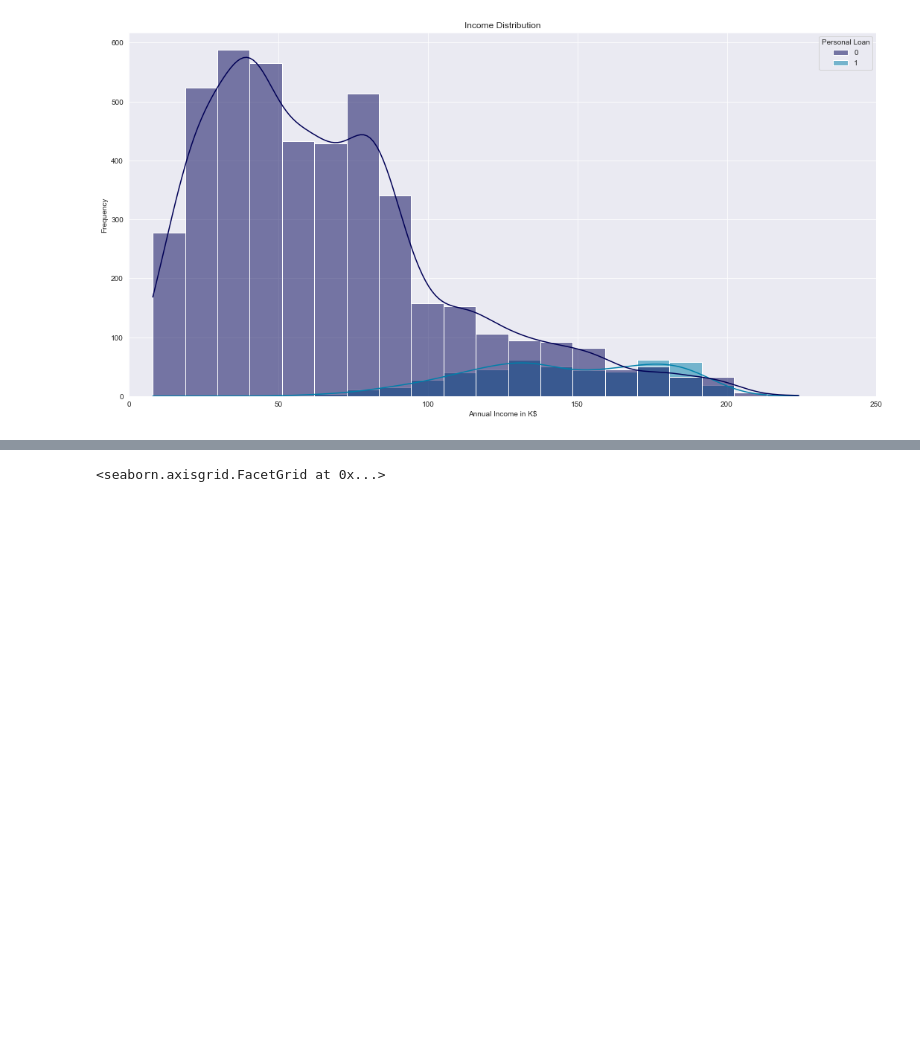
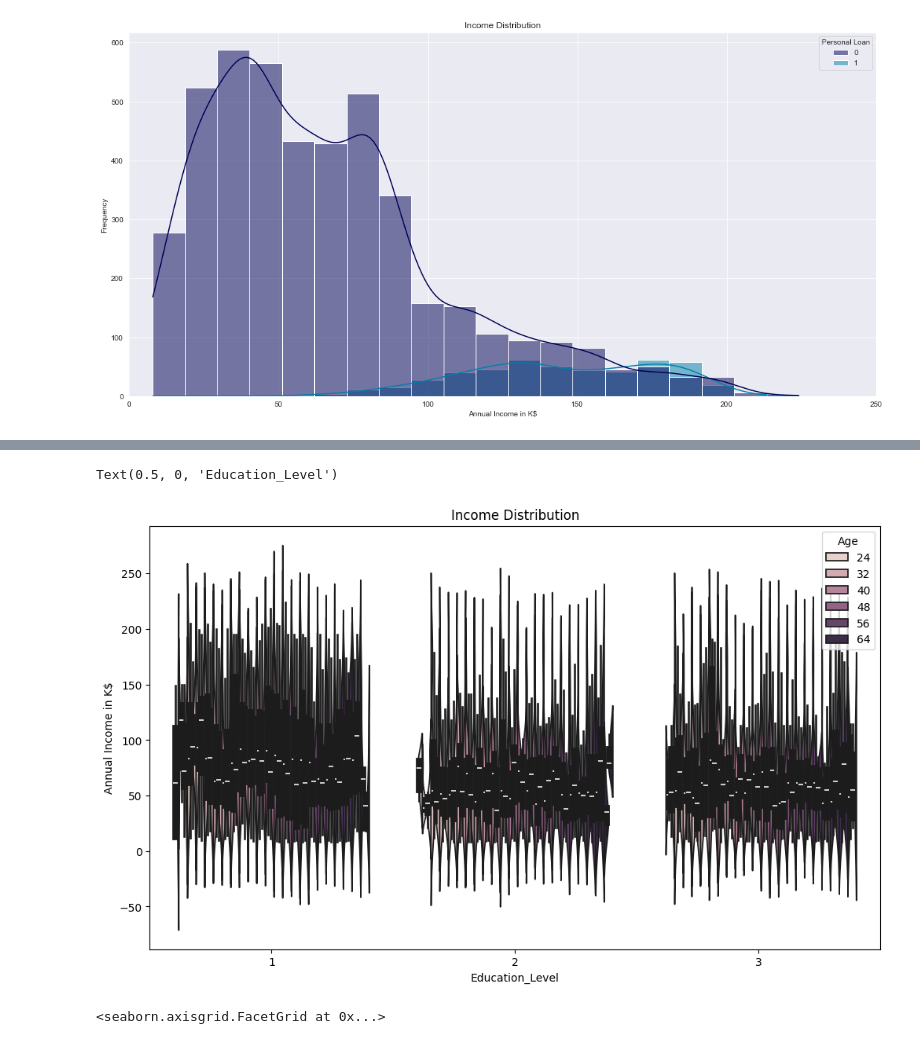
Before and after one commit to Rajesh2015/python-for-datascience, a Jupyter notebook: bank loan and ipl.ipynb, the cells around one changed output, grey strips where cells are left out. Saved outputs shown, nothing was run; the diff lists cells and outputs as text; code cells hidden in the pictures; blank space fills up the shorter version.

```diff
--- a/bank loan and ipl.ipynb
+++ b/bank loan and ipl.ipynb
@@ -137,3 +144,13 @@ Text(0.5, 0, 'Education_Level')
+# %%
+plt.figure(figsize=(12,7))
+sns.violinplot(data=bank_df, x='Edu_level',y='Income', orient ='v',split=True,hue='Age')
+plt.title('Income Distribution')
+#plt.xlim(0,250)
+plt.ylabel('Annual Income in K$')
+plt.xlabel('Education_Level')
+# %% [output]
+Text(0.5, 0, 'Education_Level')
+[figure, added]
 # %%
 #plt.figure(figsize=(18,18))
 g=sns.FacetGrid(bank_df,col='Edu_level', row='Fam_size',sharey=True, height=3, aspect=1.7)
```
Also changed, not shown: parts of 6 cells of this notebook.
